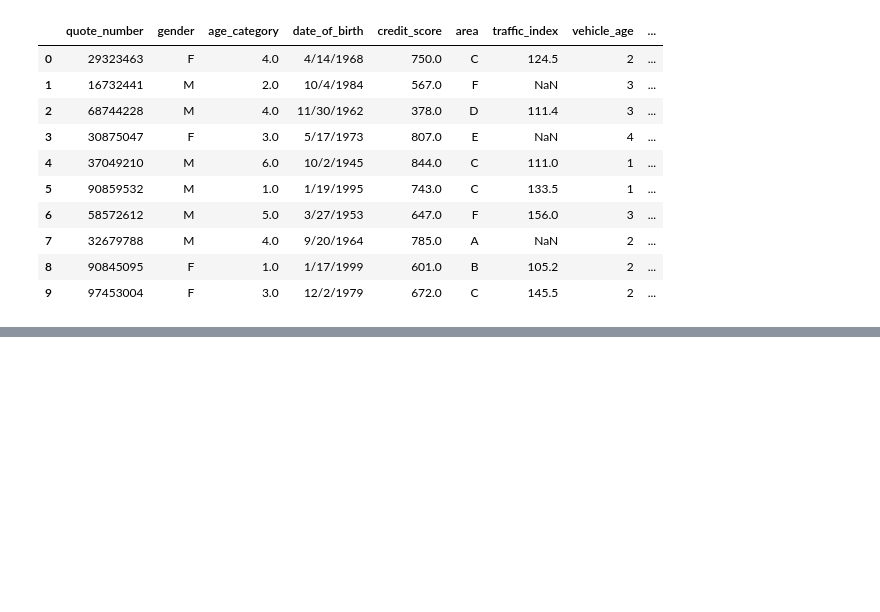
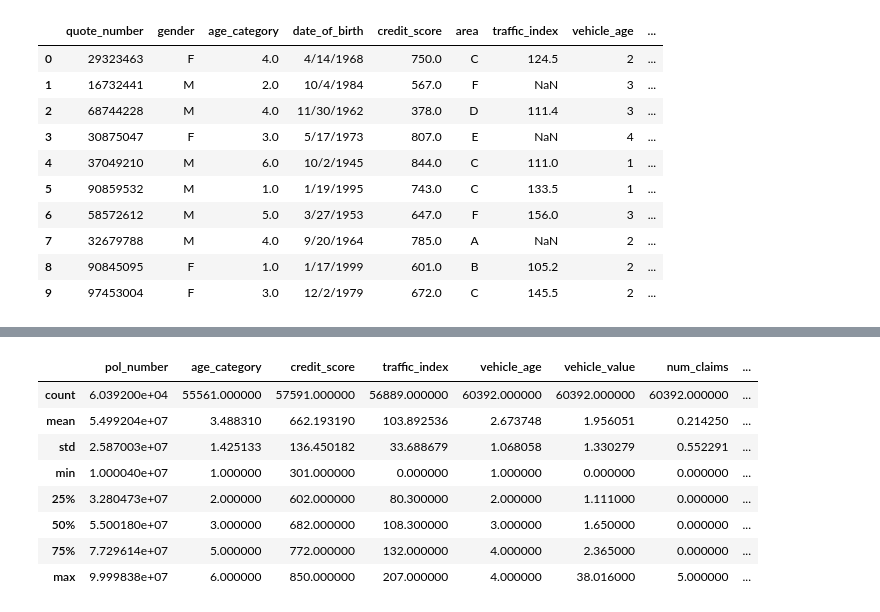
Before and after one commit to suhitasva/Auto_Insurance_Study, a Jupyter notebook: case_study_code_file.ipynb, the cells around one changed output, grey strips where cells are left out. Cells and saved outputs as stored; diff of their text form; code cells hidden in the pictures; blank space fills up the shorter version.

```diff
--- a/case_study_code_file.ipynb
+++ b/case_study_code_file.ipynb
@@ -98,0 +131,12 @@ auto_potential_2018.head(10)
+# %%
+auto_policies_2017.describe()
+# %% [output]
+|  | pol_number | age_category | credit_score | traffic_index | vehicle_age | vehicle_value | num_claims | ... |
+| count | 6.039200e+04 | 55561.000000 | 57591.000000 | 56889.000000 | 60392.000000 | 60392.000000 | 60392.000000 | ... |
+| mean | 5.499204e+07 | 3.488310 | 662.193190 | 103.892536 | 2.673748 | 1.956051 | 0.214250 | ... |
+| std | 2.587003e+07 | 1.425133 | 136.450182 | 33.688679 | 1.068058 | 1.330279 | 0.552291 | ... |
+| min | 1.000040e+07 | 1.000000 | 301.000000 | 0.000000 | 1.000000 | 0.000000 | 0.000000 | ... |
+| 25% | 3.280473e+07 | 2.000000 | 602.000000 | 80.300000 | 2.000000 | 1.111000 | 0.000000 | ... |
+| 50% | 5.500180e+07 | 3.000000 | 682.000000 | 108.300000 | 3.000000 | 1.650000 | 0.000000 | ... |
+| 75% | 7.729614e+07 | 5.000000 | 772.000000 | 132.000000 | 4.000000 | 2.365000 | 0.000000 | ... |
+| max | 9.999838e+07 | 6.000000 | 850.000000 | 207.000000 | 4.000000 | 38.016000 | 5.000000 | ... |
```
Also changed, not shown: parts of 14 cells of this notebook.
